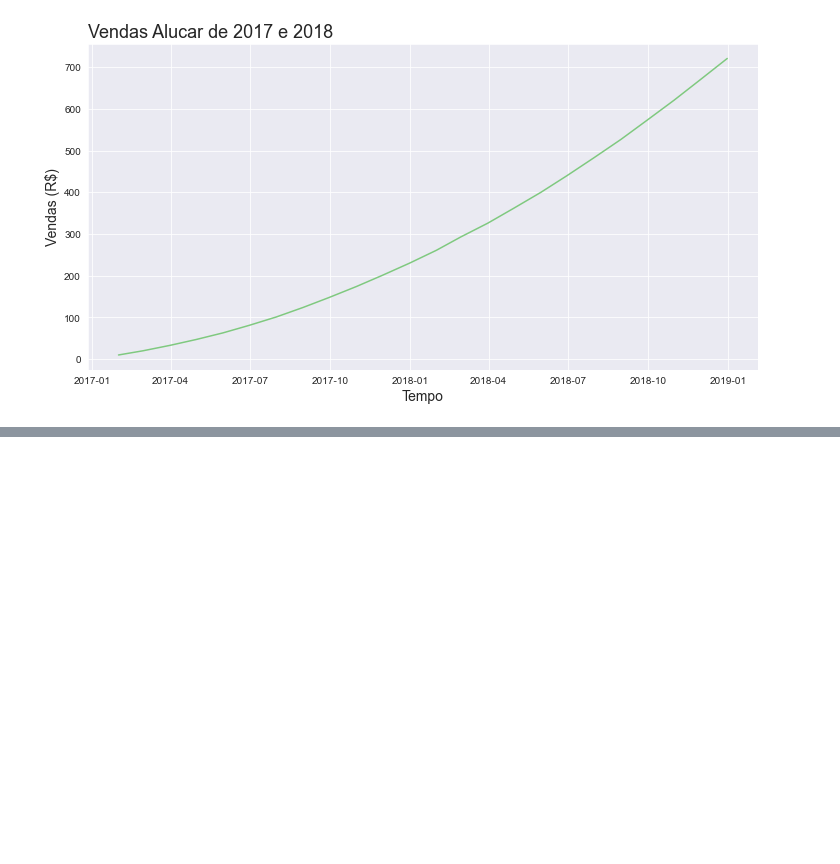
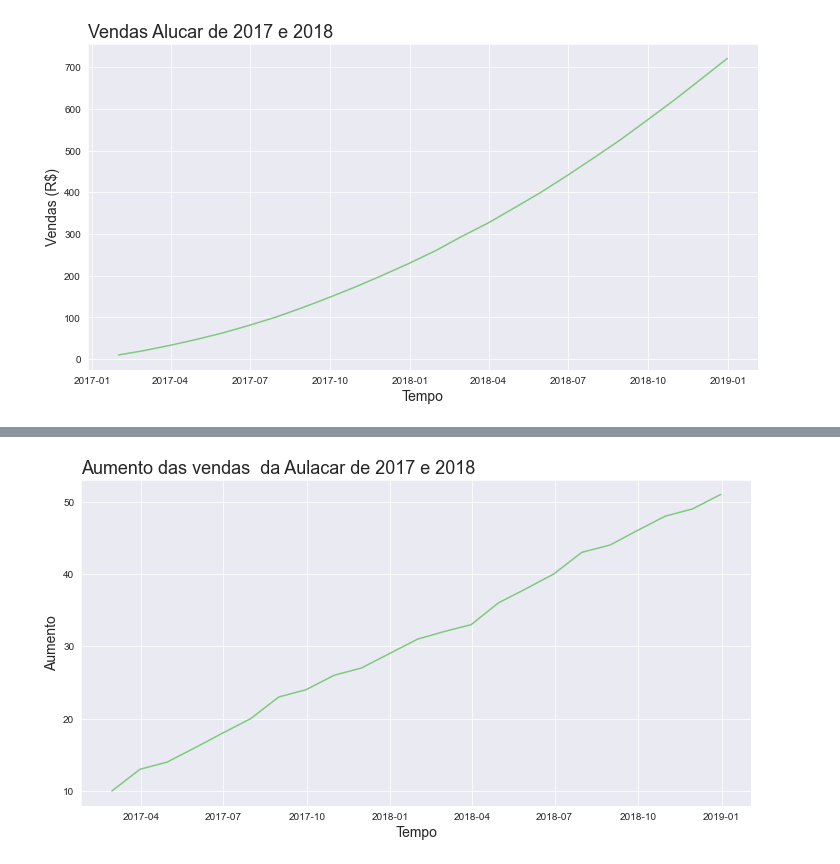
Before and after one commit to joutav/Curso-Series-Temporais, a Jupyter notebook: Time Series.ipynb, the cells around one changed output, grey strips where cells are left out. Saved outputs shown, nothing was run; the diff lists cells and outputs as text; code cells hidden in the pictures; blank space fills up the shorter version.

```diff
--- a/Time Series.ipynb
+++ b/Time Series.ipynb
@@ -61,0 +93,14 @@ ax = ax
+# %%
+def plotar(titulo, labex, labely, x, y, dataset):
+    sns.set_palette('Accent')
+    sns.set_style('darkgrid')
+    ax = sns.lineplot(x=x, y=y, data=alucar)
+    ax.figure.set_size_inches(12, 6)
+    ax.set_title(titulo, loc='left', fontsize=18)
+    ax.set_xlabel(labex, fontsize=14)
+    ax.set_ylabel(labely, fontsize=14)
+    ax = ax
+# %%
+plotar('Aumento das vendas  da Aulacar de 2017 e 2018', 'Tempo', 'Aumento', 'mes', 'aumento', alucar)
+# %% [output]
+[figure, added]
```
Also changed, not shown: parts of 13 cells of this notebook.
